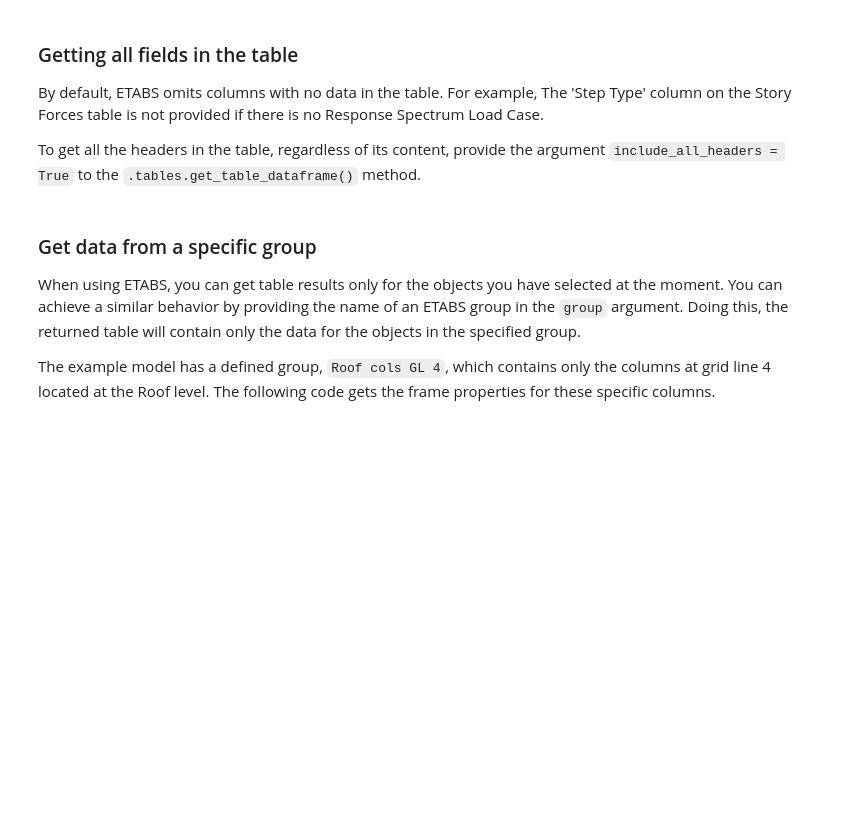
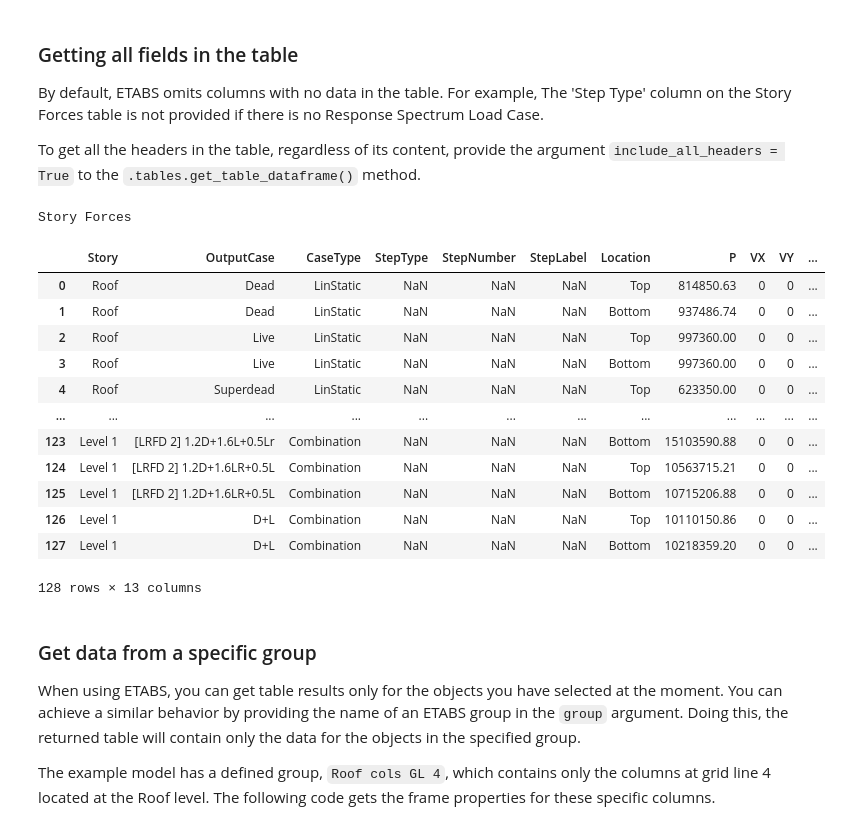
Before and after one commit to pjlee-deg/PyCSI-trial-documentation-v3, a Jupyter notebook: docs/source/notebooks/3_Table_Operations.ipynb, the cells around one changed output. Saved outputs shown, nothing was run; the diff lists cells and outputs as text; code cells hidden in the pictures; blank space fills up the shorter version.

```diff
--- a/docs/source/notebooks/3_Table_Operations.ipynb
+++ b/docs/source/notebooks/3_Table_Operations.ipynb
@@ -102,9 +148,24 @@ By default, ETABS omits columns with no data in the table. For example, The 'Ste
 To get all the headers in the table, regardless of its content, provide the argument `include_all_headers = True` to the `.tables.get_table_dataframe()` method.
 # %%
 TABLE_KEY = 'Story Forces'
-story_definitions = model.tables.get_table_dataframe(TABLE_KEY, include_all_headers=True)
+story_forces = model.tables.get_table_dataframe(TABLE_KEY, include_all_headers=True)
 print(TABLE_KEY)
-display(story_definitions)
+display(story_forces)
+# %% [output]
+Story Forces
+|  | Story | OutputCase | CaseType | StepType | StepNumber | StepLabel | Location | P | VX | VY | ... |
+| 0 | Roof | Dead | LinStatic | NaN | NaN | NaN | Top | 814850.63 | 0 | 0 | ... |
+| 1 | Roof | Dead | LinStatic | NaN | NaN | NaN | Bottom | 937486.74 | 0 | 0 | ... |
+| 2 | Roof | Live | LinStatic | NaN | NaN | NaN | Top | 997360.00 | 0 | 0 | ... |
+| 3 | Roof | Live | LinStatic | NaN | NaN | NaN | Bottom | 997360.00 | 0 | 0 | ... |
+| 4 | Roof | Superdead | LinStatic | NaN | NaN | NaN | Top | 623350.00 | 0 | 0 | ... |
+| ... | ... | ... | ... | ... | ... | ... | ... | ... | ... | ... | ... |
+| 123 | Level 1 | [LRFD 2] 1.2D+1.6L+0.5Lr | Combination | NaN | NaN | NaN | Bottom | 15103590.88 | 0 | 0 | ... |
+| 124 | Level 1 | [LRFD 2] 1.2D+1.6LR+0.5L | Combination | NaN | NaN | NaN | Top | 10563715.21 | 0 | 0 | ... |
+| 125 | Level 1 | [LRFD 2] 1.2D+1.6LR+0.5L | Combination | NaN | NaN | NaN | Bottom | 10715206.88 | 0 | 0 | ... |
+| 126 | Level 1 | D+L | Combination | NaN | NaN | NaN | Top | 10110150.86 | 0 | 0 | ... |
+| 127 | Level 1 | D+L | Combination | NaN | NaN | NaN | Bottom | 10218359.20 | 0 | 0 | ... |
+128 rows × 13 columns
 # %% [markdown]
 ### Get data from a specific group
 
```
Also changed, not shown: parts of 7 cells of this notebook, 6 other files.
